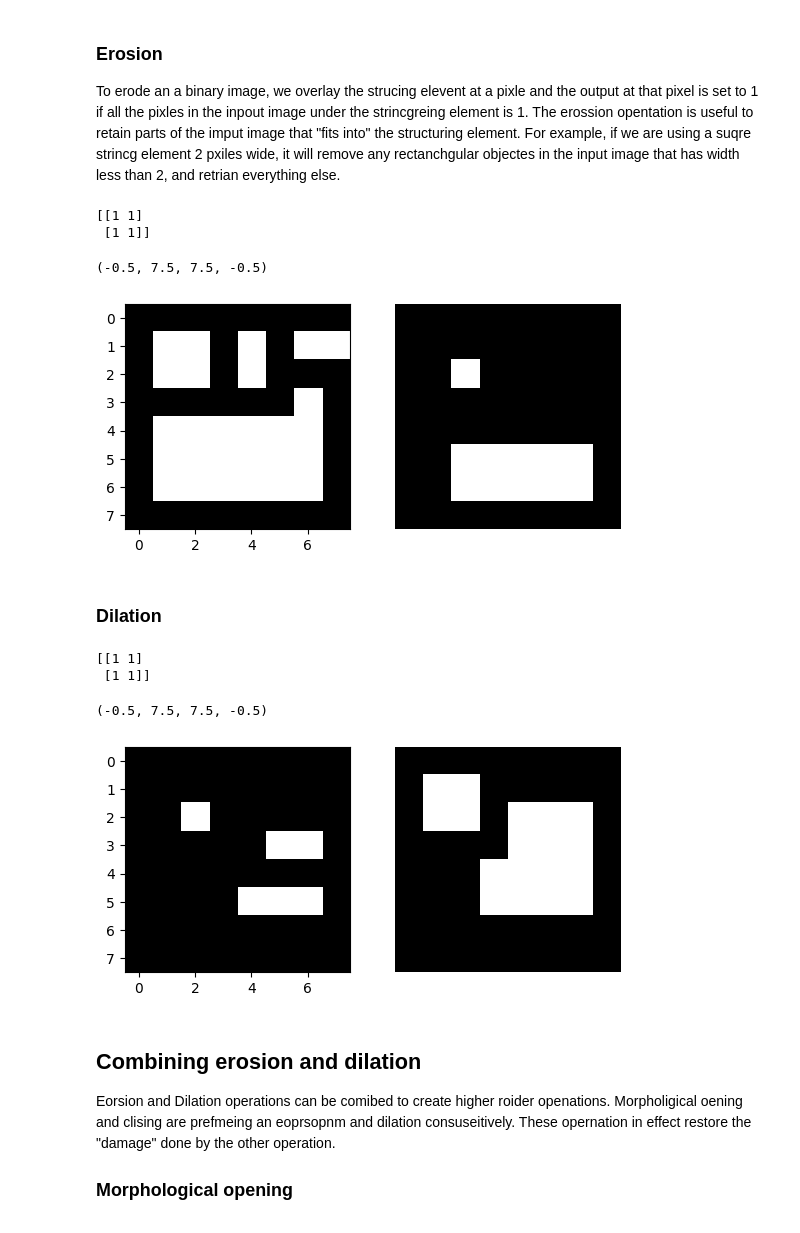
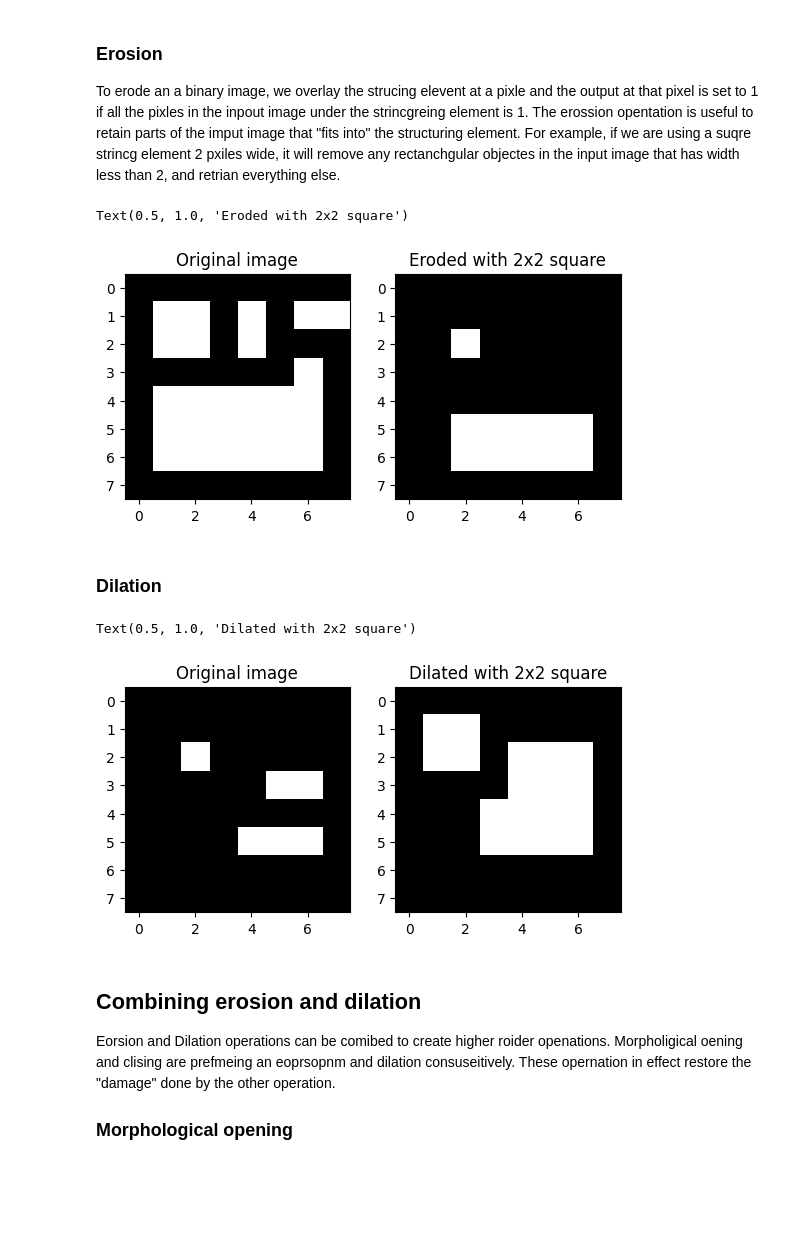
Before and after one commit to rishvanth-kp/img_analysis_with_py, a Jupyter notebook: ch4_morphological_operations.ipynb, the cells around one changed output. Saved outputs shown, nothing was run; the diff lists cells and outputs as text; code cells hidden in the pictures; blank space fills up the shorter version.

```diff
--- a/ch4_morphological_operations.ipynb
+++ b/ch4_morphological_operations.ipynb
@@ -44,32 +48,35 @@ To erode an a binary image, we overlay the strucing elevent at a pixle and the o
 The erossion opentation is useful to retain parts of the imput image that "fits into" the structuring element. For example, if we are using a suqre strincg element 2 pxiles wide, it will
 remove any rectanchgular objectes in the input image that has width less than 2, and retrian everything else.
 # %%
+# Create a binary figure
 img = np.array([[0, 0, 0, 0, 0, 0, 0, 0],
                 [0, 1, 1, 0, 1, 0, 1, 1],
                 [0, 1, 1, 0, 1, 0, 0, 0],
                 [0, 0, 0, 0, 0, 0, 1, 0],
                 [0, 1, 1, 1, 1, 1, 1, 0],
                 [0, 1, 1, 1, 1, 1, 1, 0],
                 [0, 1, 1, 1, 1, 1, 1, 0],
                 [0, 0, 0, 0, 0, 0, 0, 0]])
 
+# Create a 2x2 square structuring element
 se = ski.morphology.footprint_rectangle((2, 2))
-print(se)
+
+# Erode the image with the structuring element
 er = ski.morphology.binary_erosion(img, se)
 
-
+# Plot the figure
 fig, ax = plt.subplots(1, 2)
 ax[0].imshow(img, cmap='gray')
+ax[0].set_title('Original image')
 ax[1].imshow(er, cmap='gray')
-plt.axis('off')
+ax[1].set_title('Eroded with 2x2 square')
 # %% [output]
-[[1 1]
- [1 1]]
+Text(0.5, 1.0, 'Eroded with 2x2 square')
-(-0.5, 7.5, 7.5, -0.5)
-[figure, old version]
+[figure, new version]
 # %% [markdown]
 ### Dilation
 # %%
+# Create a binary image
 img = np.array([[0, 0, 0, 0, 0, 0, 0, 0],
                 [0, 0, 0, 0, 0, 0, 0, 0],
                 [0, 0, 1, 0, 0, 0, 0, 0],
@@ -79,20 +86,21 @@ img = np.array([[0, 0, 0, 0, 0, 0, 0, 0],
                 [0, 0, 0, 0, 0, 0, 0, 0],
                 [0, 0, 0, 0, 0, 0, 0, 0]])
 
+# Create a 2x2 square structuring element
 se = ski.morphology.footprint_rectangle((2, 2))
-print(se)
+
+# Dilate the image with the structuring element
 dil = ski.morphology.binary_dilation(img, se)
 
-
+# Plot the figure
 fig, ax = plt.subplots(1, 2)
 ax[0].imshow(img, cmap='gray')
+ax[0].set_title('Original image')
 ax[1].imshow(dil, cmap='gray')
-plt.axis('off')
+ax[1].set_title('Dilated with 2x2 square')
 # %% [output]
-[[1 1]
- [1 1]]
+Text(0.5, 1.0, 'Dilated with 2x2 square')
-(-0.5, 7.5, 7.5, -0.5)
-[figure, old version]
+[figure, new version]
 # %% [markdown]
 ## Combining erosion and dilation
 Eorsion and Dilation operations can be comibed to create higher roider openations.
```
Also changed, not shown: parts of 4 cells of this notebook, 2 other files.
